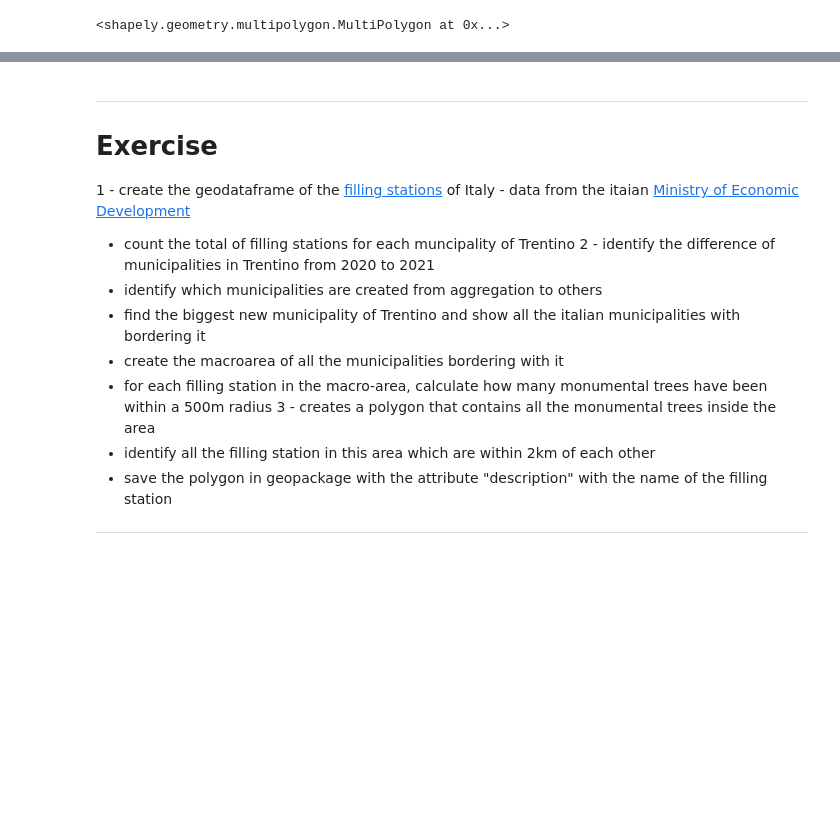
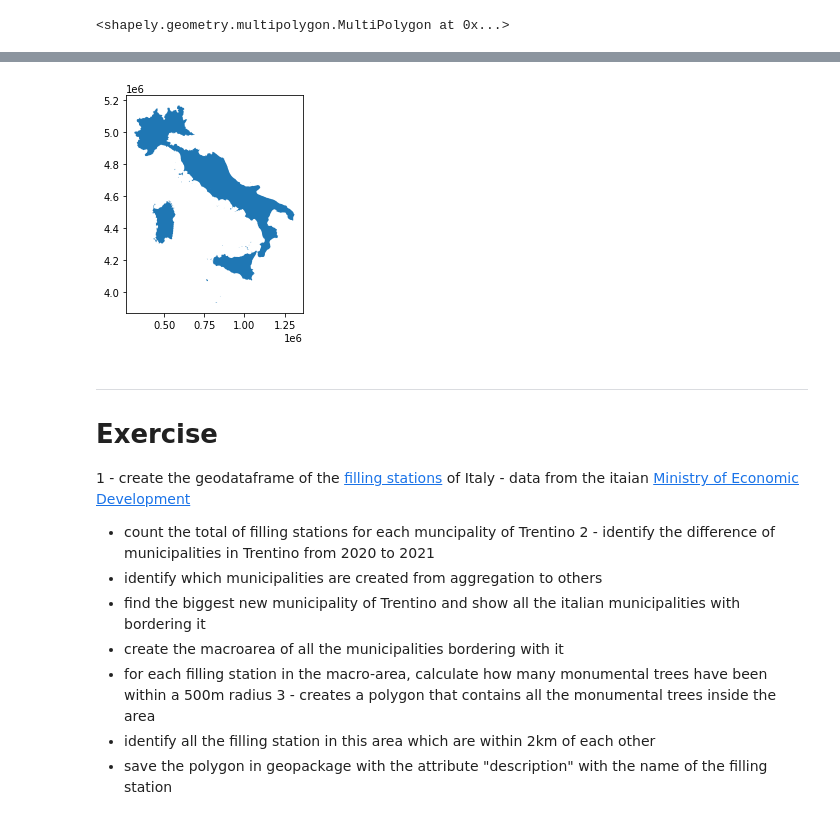
Before and after one commit to napo/geospatial_course_unitn, a Jupyter notebook: code/lessons/02_Spatial_relationships_and_operations.ipynb, the cells around one changed output, grey strips where cells are left out. Cells and saved outputs as stored; diff of their text form; code cells hidden in the pictures; blank space fills up the shorter version.

```diff
--- a/code/lessons/02_Spatial_relationships_and_operations.ipynb
+++ b/code/lessons/02_Spatial_relationships_and_operations.ipynb
@@ -634,3 +670,12 @@ dissolve can be thought of as doing three things: (a) it **dissolves** all the g
+# %%
+macroregion_gdf = macroregions[macroregions.COD_RIP==2].to_crs(epsg=32632)
+# %%
+overlay = italy.to_crs(epsg=32632).overlay(macroregion_gdf, how="difference")
+# %%
+overlay.plot()
+plt.show()
+# %% [output]
+[figure, added]
 # %% [markdown]
 ---
 # Exercise
@@ -645,4 +690,3 @@ dissolve can be thought of as doing three things: (a) it **dissolves** all the g
 3 - creates a polygon that contains all the monumental trees inside the area
   - identify all the filling station in this area which are within 2km of each other
   - save the polygon in geopackage with the attribute "description" with the name of the filling station
----
```
Also changed, not shown: parts of 16 cells of this notebook, 2 other files.
